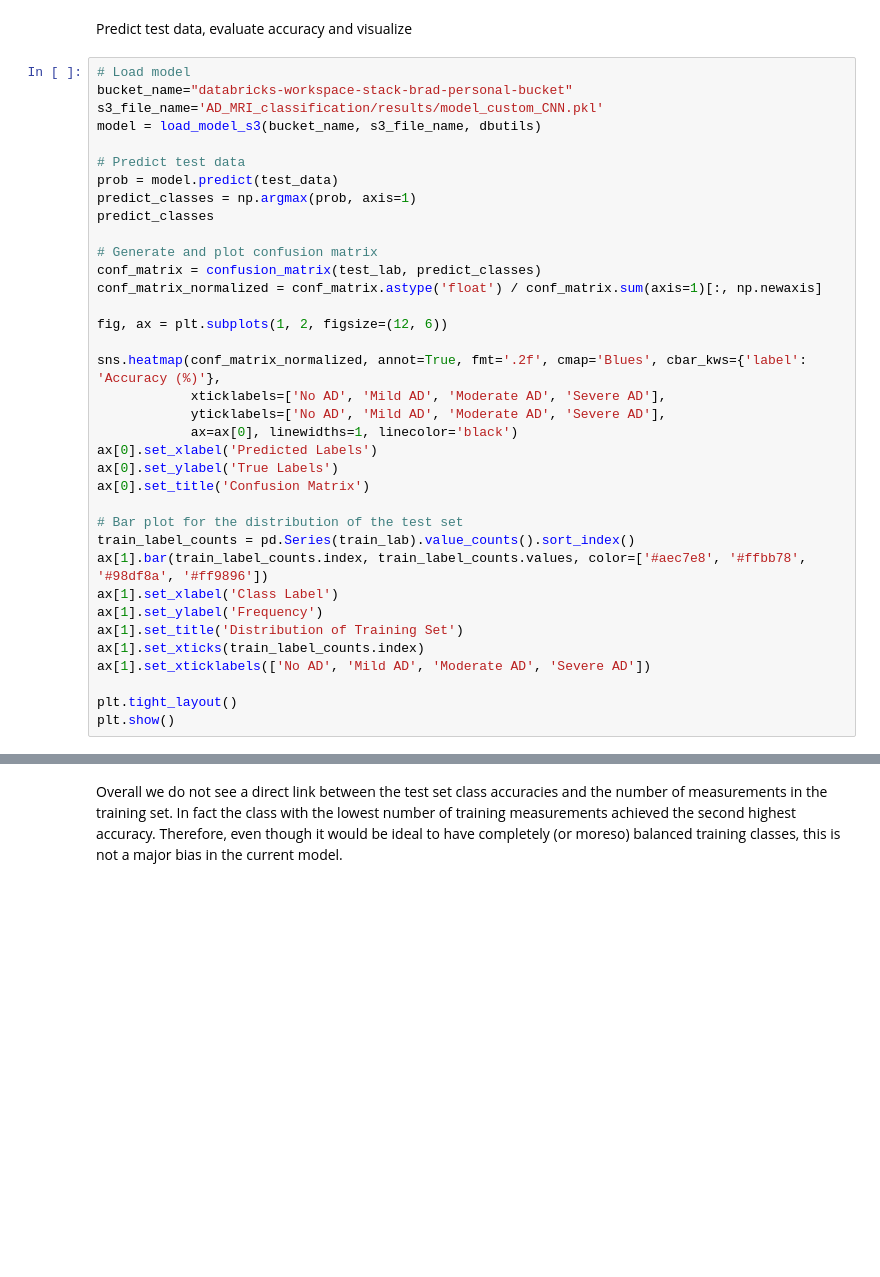
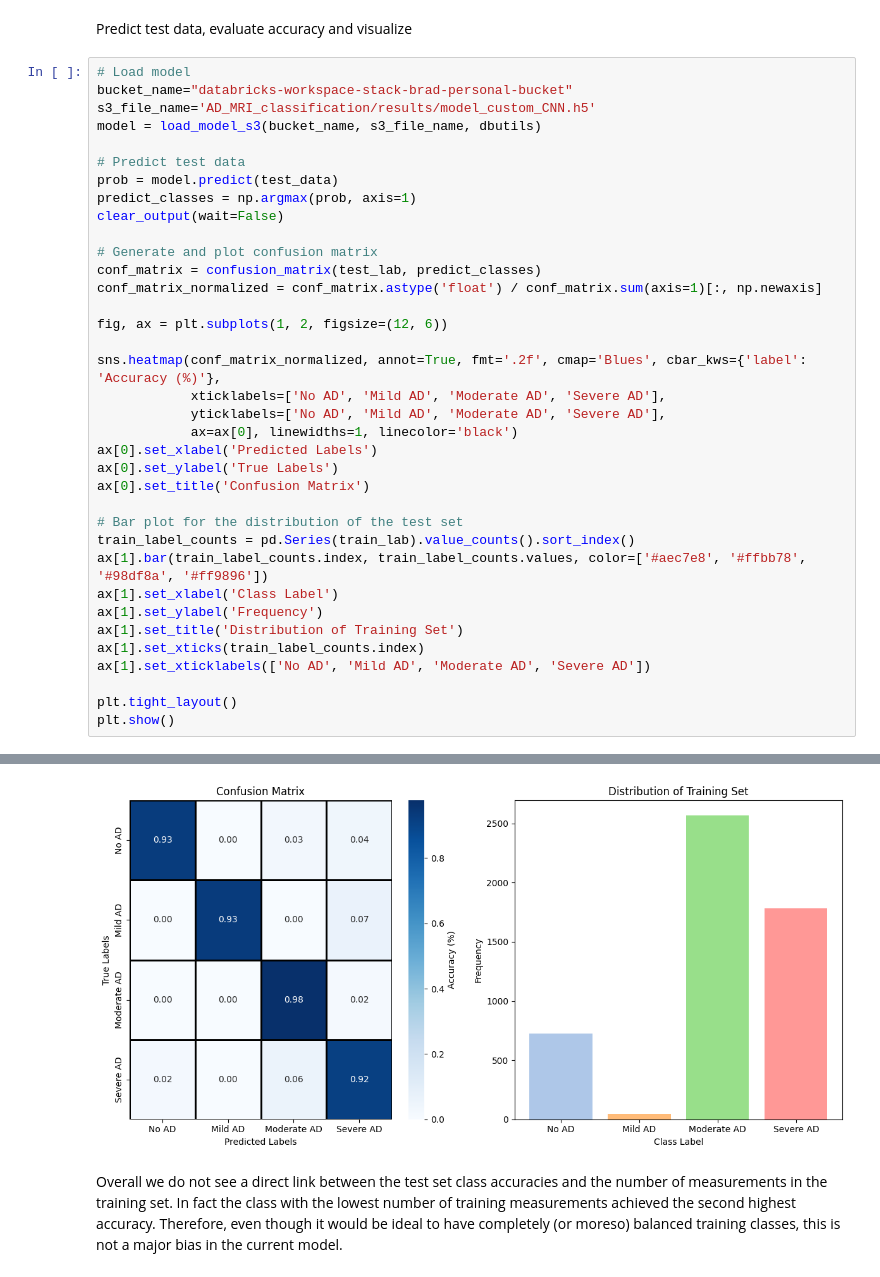
Before and after one commit to BradleyEdelman/Alzheimers-MRI-Classification, a Jupyter notebook: notebooks/02_custom_CNN.ipynb, the cells around one changed output, grey strips where cells are left out. Saved outputs shown, nothing was run; the diff lists cells and outputs as text; blank space fills up the shorter version.

```diff
--- a/notebooks/02_custom_CNN.ipynb
+++ b/notebooks/02_custom_CNN.ipynb
@@ -211,13 +177,13 @@ Predict test data, evaluate accuracy and visualize
 # %%
 # Load model
 bucket_name="databricks-workspace-stack-brad-personal-bucket"
-s3_file_name='AD_MRI_classification/results/model_custom_CNN.pkl'
+s3_file_name='AD_MRI_classification/results/model_custom_CNN.h5'
 model = load_model_s3(bucket_name, s3_file_name, dbutils)
 
 # Predict test data
 prob = model.predict(test_data)
 predict_classes = np.argmax(prob, axis=1)
-predict_classes
+clear_output(wait=False)
 
 # Generate and plot confusion matrix
 conf_matrix = confusion_matrix(test_lab, predict_classes)
@@ -265,3 +214,4 @@ com.databricks.backend.common.rpc.CommandSkippedException
+[figure, added]
 # %% [markdown]
 Overall we do not see a direct link between the test set class accuracies and the number of measurements in the training set. In fact the class with the lowest number of training measurements achieved the second highest accuracy. Therefore, even though it would be ideal to have completely (or moreso) balanced training classes, this is not a major bias in the current model.
 # %% [markdown]
```
Also changed, not shown: parts of 15 cells of this notebook, 5 other files.
